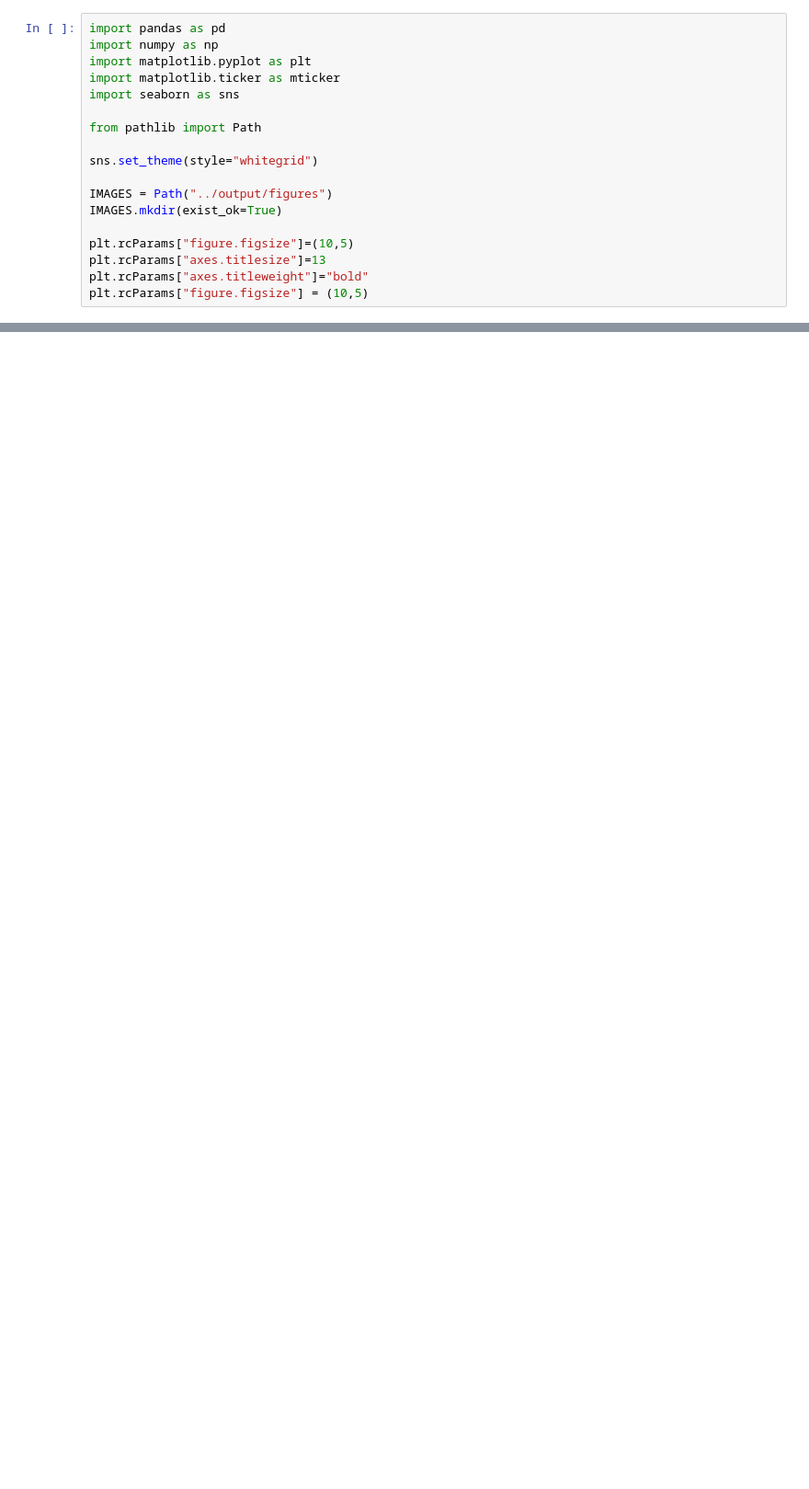
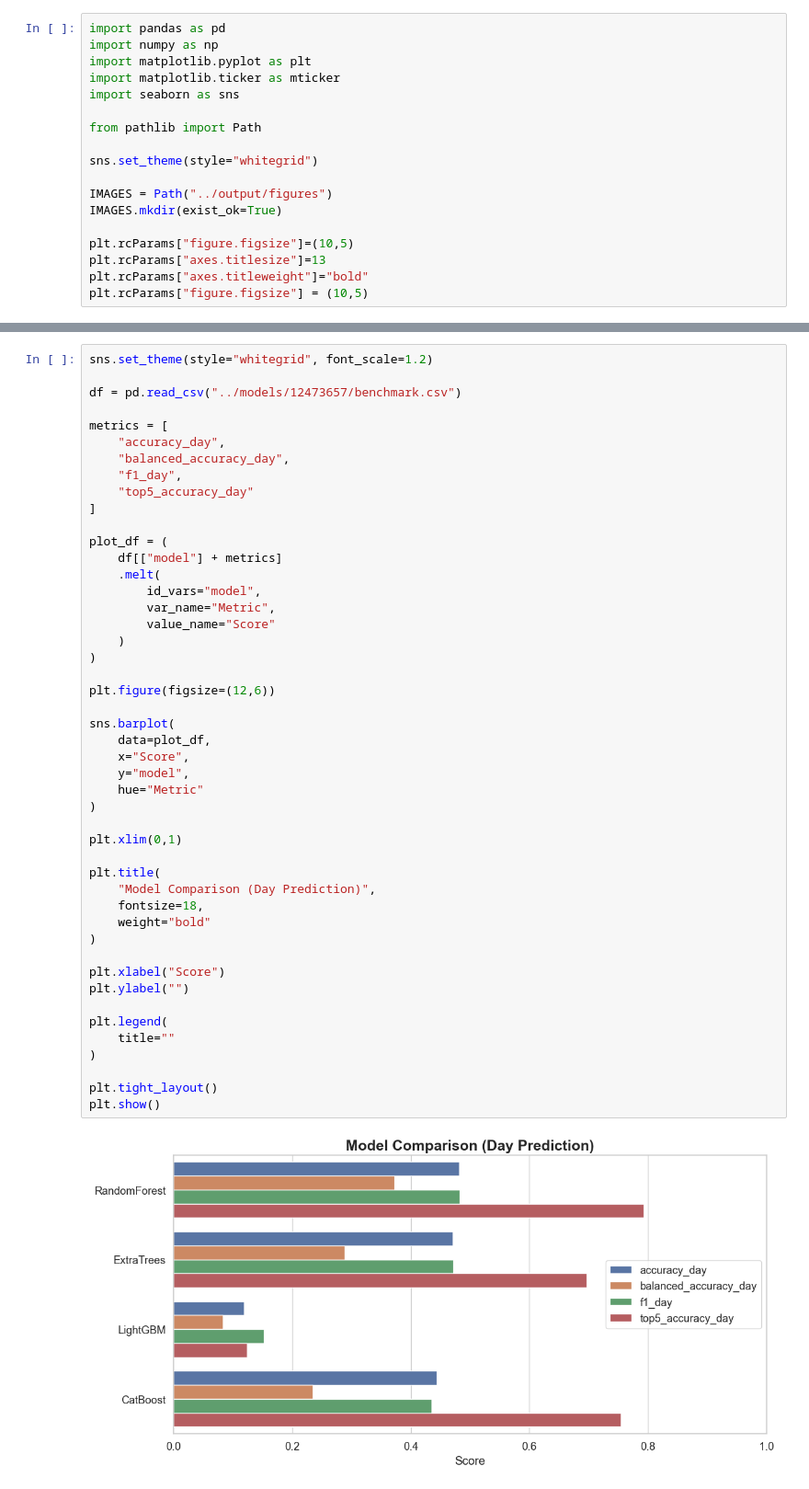
Before and after one commit to KhoaMChe/Warehouse_AI_optimization, a Jupyter notebook: notebooks/model.ipynb, the cells around one changed output, grey strips where cells are left out. Shown at 92% size. Cells and saved outputs as stored; diff of their text form; blank space fills up the shorter version.

```diff
--- a/notebooks/model.ipynb
+++ b/notebooks/model.ipynb
@@ -36,0 +114,49 @@ Name: count, dtype: int64
+# %%
+sns.set_theme(style="whitegrid", font_scale=1.2)
+
+df = pd.read_csv("../models/12473657/benchmark.csv")
+
+metrics = [
+    "accuracy_day",
+    "balanced_accuracy_day",
+    "f1_day",
+    "top5_accuracy_day"
+]
+
+plot_df = (
+    df[["model"] + metrics]
+    .melt(
+        id_vars="model",
+        var_name="Metric",
+        value_name="Score"
+    )
+)
+
+plt.figure(figsize=(12,6))
+
+sns.barplot(
+    data=plot_df,
+    x="Score",
+    y="model",
+    hue="Metric"
+)
+
+plt.xlim(0,1)
+
+plt.title(
+    "Model Comparison (Day Prediction)",
+    fontsize=18,
+    weight="bold"
+)
+
+plt.xlabel("Score")
+plt.ylabel("")
+
+plt.legend(
+    title=""
+)
+
+plt.tight_layout()
+plt.show()
+# %% [output]
+[figure, added]
```
Also changed, not shown: parts of 7 cells of this notebook, 11 other files.
